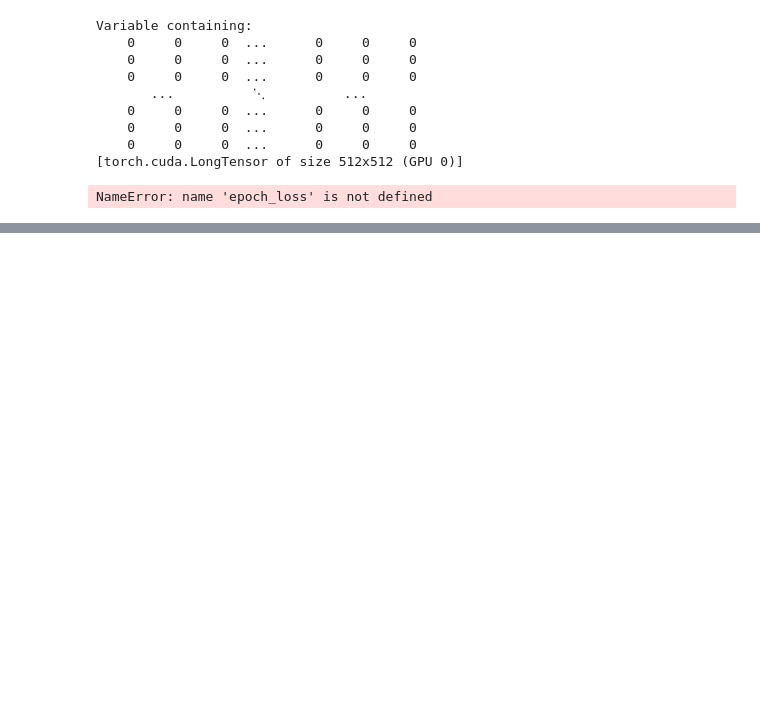
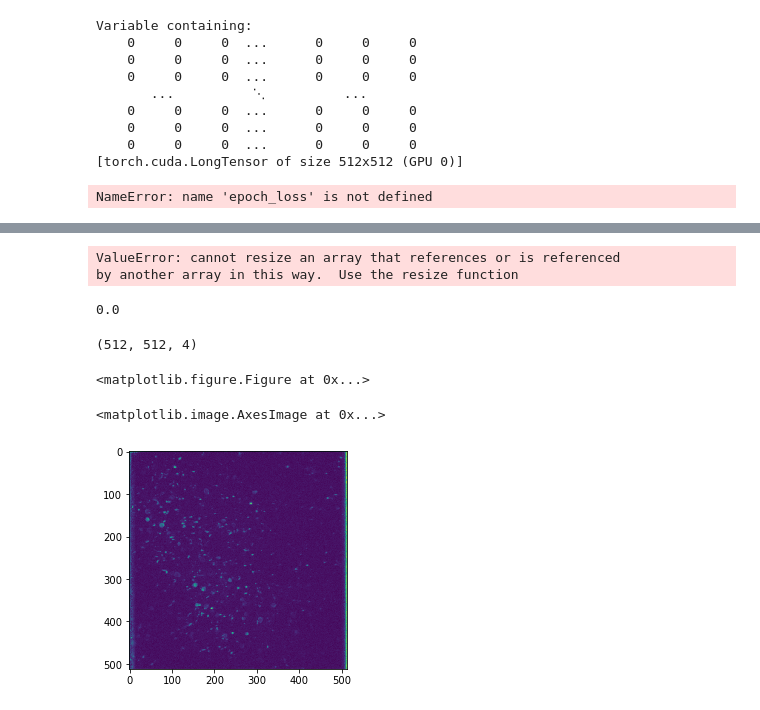
Before and after one commit to npatel5/blinkende_lichter, a Jupyter notebook: piwise-master/unet_test.ipynb, the cells around one changed output, grey strips where cells are left out. Cells and saved outputs as stored; diff of their text form; code cells hidden in the pictures; blank space fills up the shorter version.

```diff
--- a/piwise-master/unet_test.ipynb
+++ b/piwise-master/unet_test.ipynb
@@ -1259,0 +567,13 @@ NameError: name 'epoch_loss' is not defined
+# %%
+overlap.resize((512,512,4))
+# %% [output]
+ValueError: cannot resize an array that references or is referenced
+by another array in this way.  Use the resize function
+# %%
+overlap[...][...][3].max()
+# %% [output]
+0.0
+# %%
+overlap.shape
+# %% [output]
+(512, 512, 4)
@@ -1259,0 +582,9 @@ NameError: name 'epoch_loss' is not defined
+# %%
+fig = plt.figure(figsize=(12,12))
+# %% [output]
+<matplotlib.figure.Figure at 0x...>
+# %%
+plt.imshow(in_data_corr)
+# %% [output]
+<matplotlib.image.AxesImage at 0x...>
+[figure, added]
```
Also changed, not shown: parts of 191 cells of this notebook, 1 other file.
